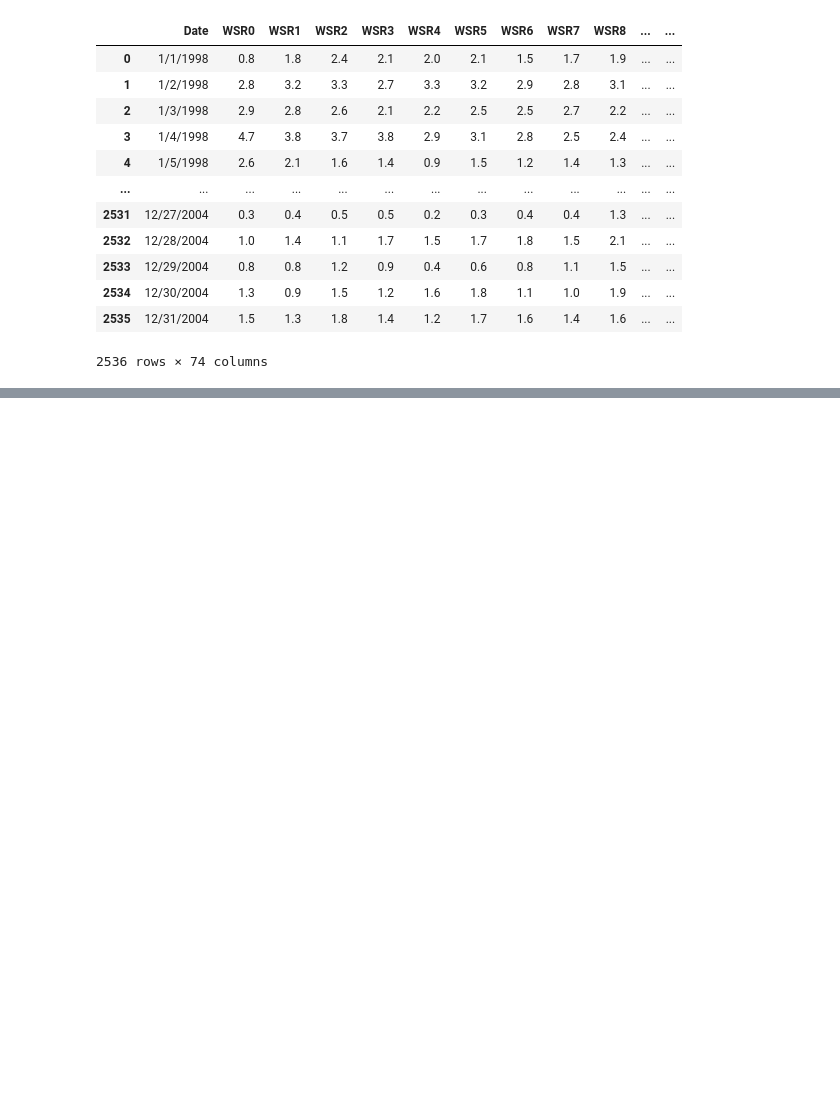
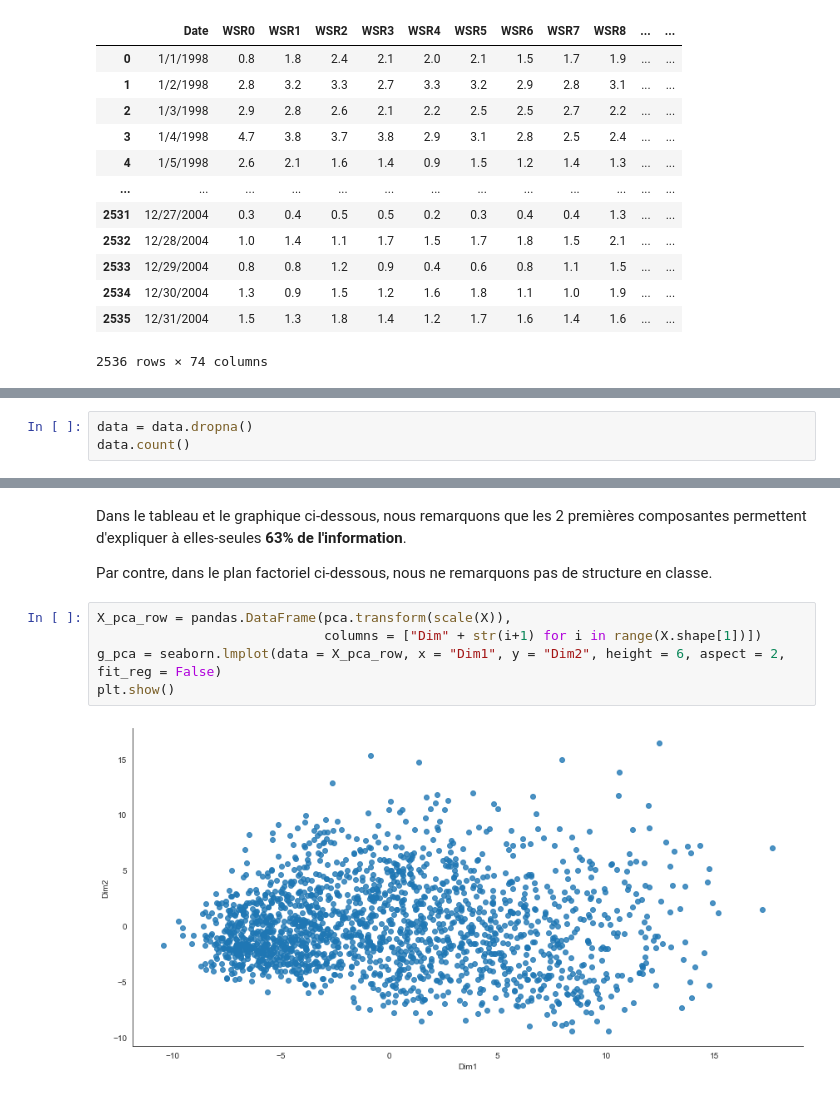
Before and after one commit to fxjollois/cours-2023-2024, a Jupyter notebook: ufr--m1-dci--ecd/seance9-correction.ipynb, the cells around one changed output, grey strips where cells are left out. Cells and saved outputs as stored; diff of their text form; blank space fills up the shorter version.

```diff
--- a/ufr--m1-dci--ecd/seance9-correction.ipynb
+++ b/ufr--m1-dci--ecd/seance9-correction.ipynb
@@ -60,0 +82,3 @@ data
+# %%
+data = data.dropna()
+data.count()
@@ -60,0 +187,11 @@ data
+# %% [markdown]
+Dans le tableau et le graphique ci-dessous, nous remarquons que les 2 premières composantes permettent d'expliquer à elles-seules **63% de l'information**.
+
+Par contre, dans le plan factoriel ci-dessous, nous ne remarquons pas de structure en classe.
+# %%
+X_pca_row = pandas.DataFrame(pca.transform(scale(X)),
+                             columns = ["Dim" + str(i+1) for i in range(X.shape[1])])
+g_pca = seaborn.lmplot(data = X_pca_row, x = "Dim1", y = "Dim2", height = 6, aspect = 2, fit_reg = False)
+plt.show()
+# %% [output]
+[figure, added]
```
Also changed, not shown: parts of 59 cells of this notebook, 1 other file.
